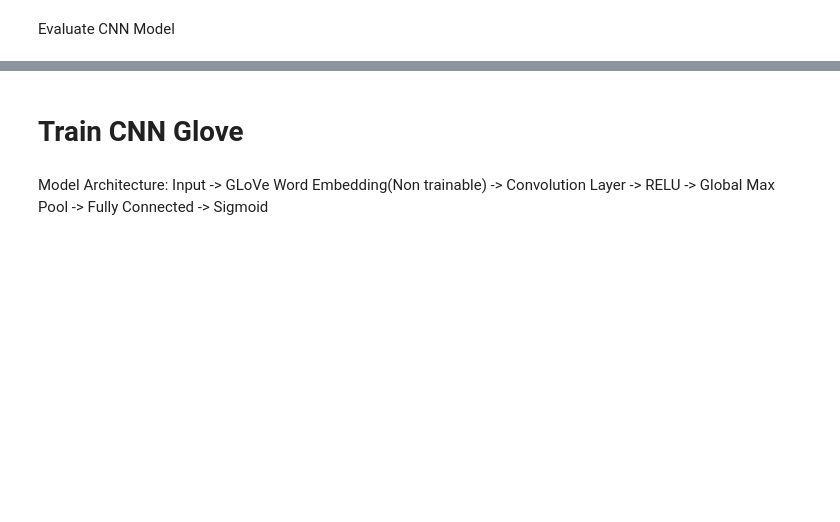
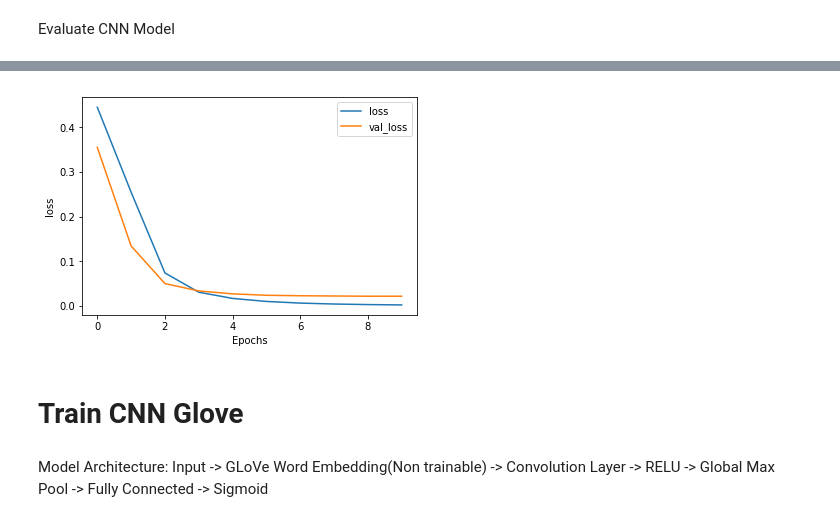
Before and after one commit to kshitij1489/review_classification, a Jupyter notebook: review_classifier.ipynb, the cells around one changed output, grey strips where cells are left out. Cells and saved outputs as stored; diff of their text form; code cells hidden in the pictures; blank space fills up the shorter version.

```diff
--- a/review_classifier.ipynb
+++ b/review_classifier.ipynb
@@ -134,2 +156,4 @@ plot_graphs(history_cnn, 'binary_accuracy')
 # %%
-plot_graphs(history_cnn, 'loss')
+plot_graphs(history_cnn.history, 'loss')
+# %% [output]
+[figure, added]
```
Also changed, not shown: parts of 53 cells of this notebook, 2 other files.
